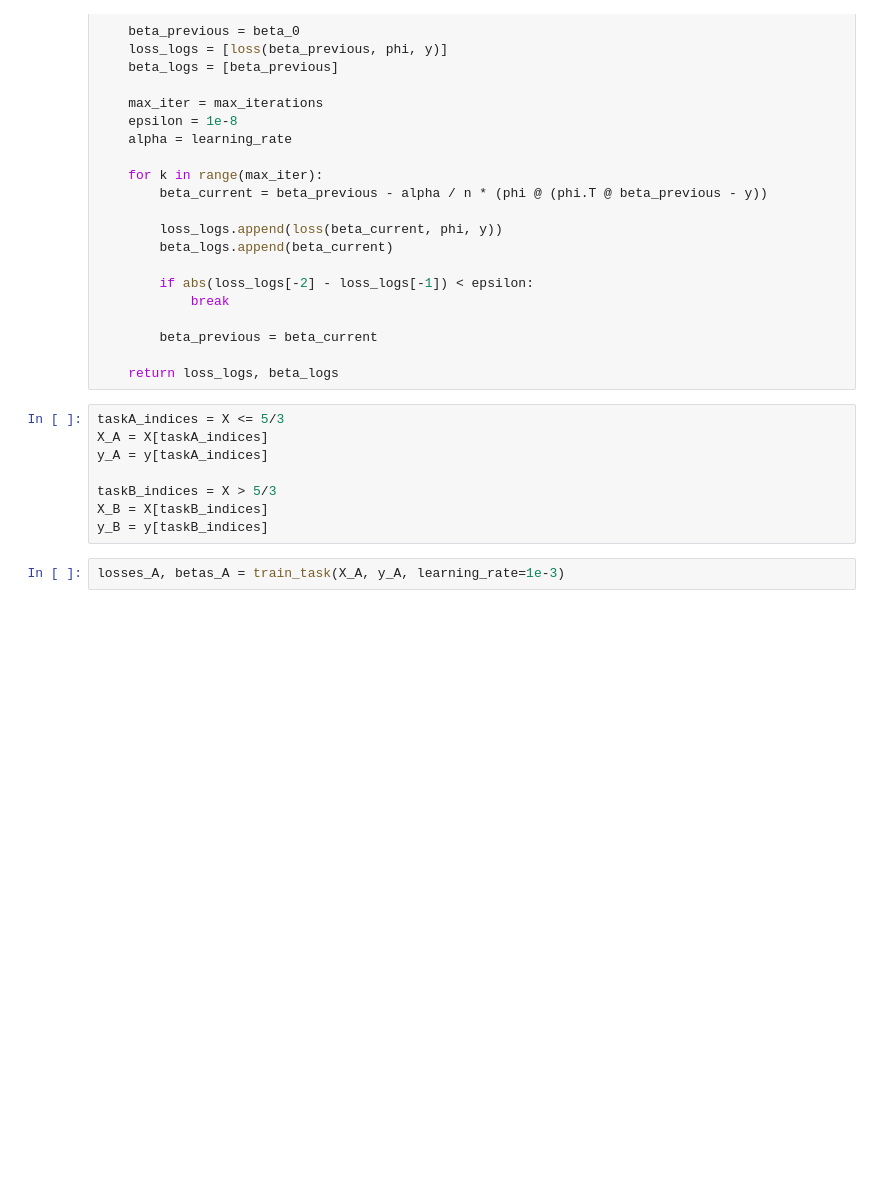
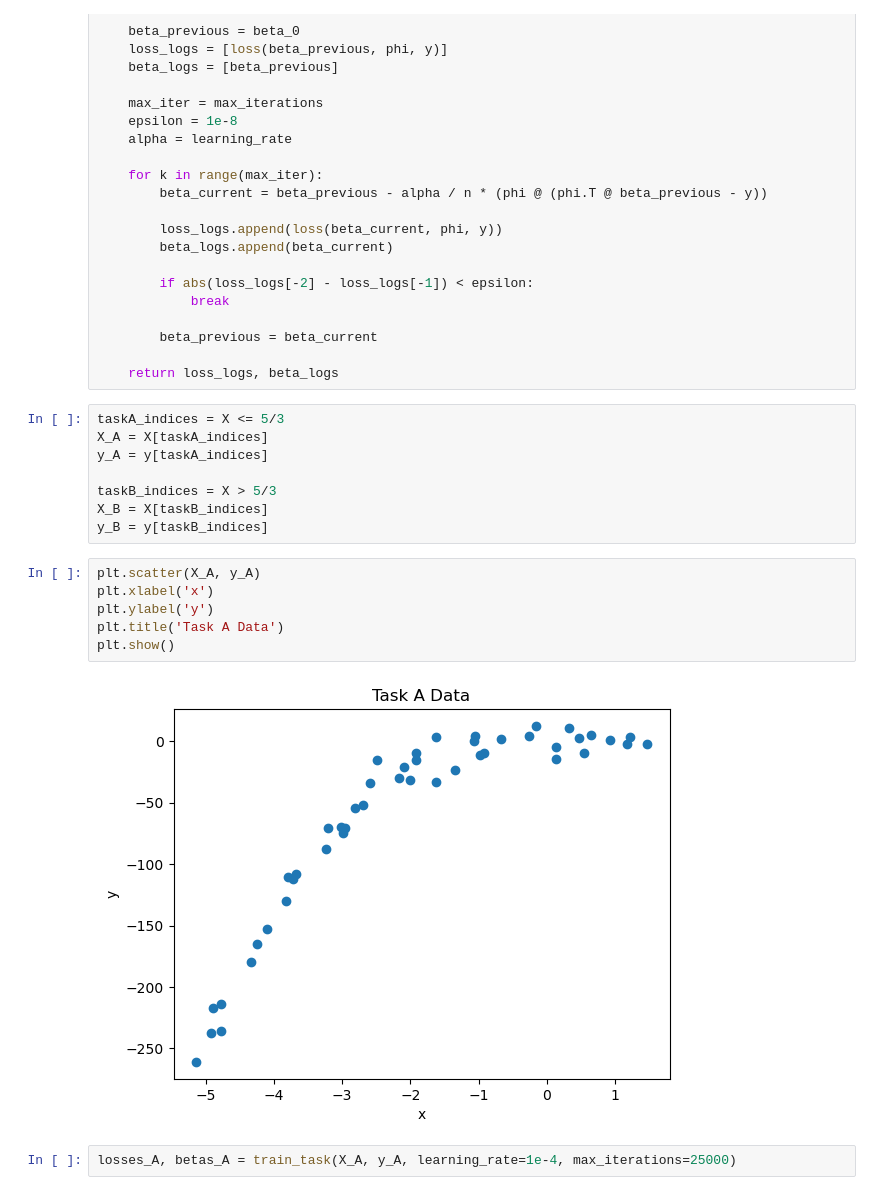
Before and after one commit to ved-phadke/math-156-project, a Jupyter notebook: linear_regression_experiment.ipynb, the cells around one changed output. Cells and saved outputs as stored; diff of their text form; blank space fills up the shorter version.

```diff
--- a/linear_regression_experiment.ipynb
+++ b/linear_regression_experiment.ipynb
@@ -74,5 +74,13 @@ y_A = y[taskA_indices]
 taskB_indices = X > 5/3
 X_B = X[taskB_indices]
 y_B = y[taskB_indices]
+# %%
+plt.scatter(X_A, y_A)
+plt.xlabel('x')
+plt.ylabel('y')
+plt.title('Task A Data')
+plt.show()
+# %% [output]
+[figure, added]
 # %%
-losses_A, betas_A = train_task(X_A, y_A, learning_rate=1e-3)
+losses_A, betas_A = train_task(X_A, y_A, learning_rate=1e-4, max_iterations=25000)
```
Also changed, not shown: parts of 21 cells of this notebook.
